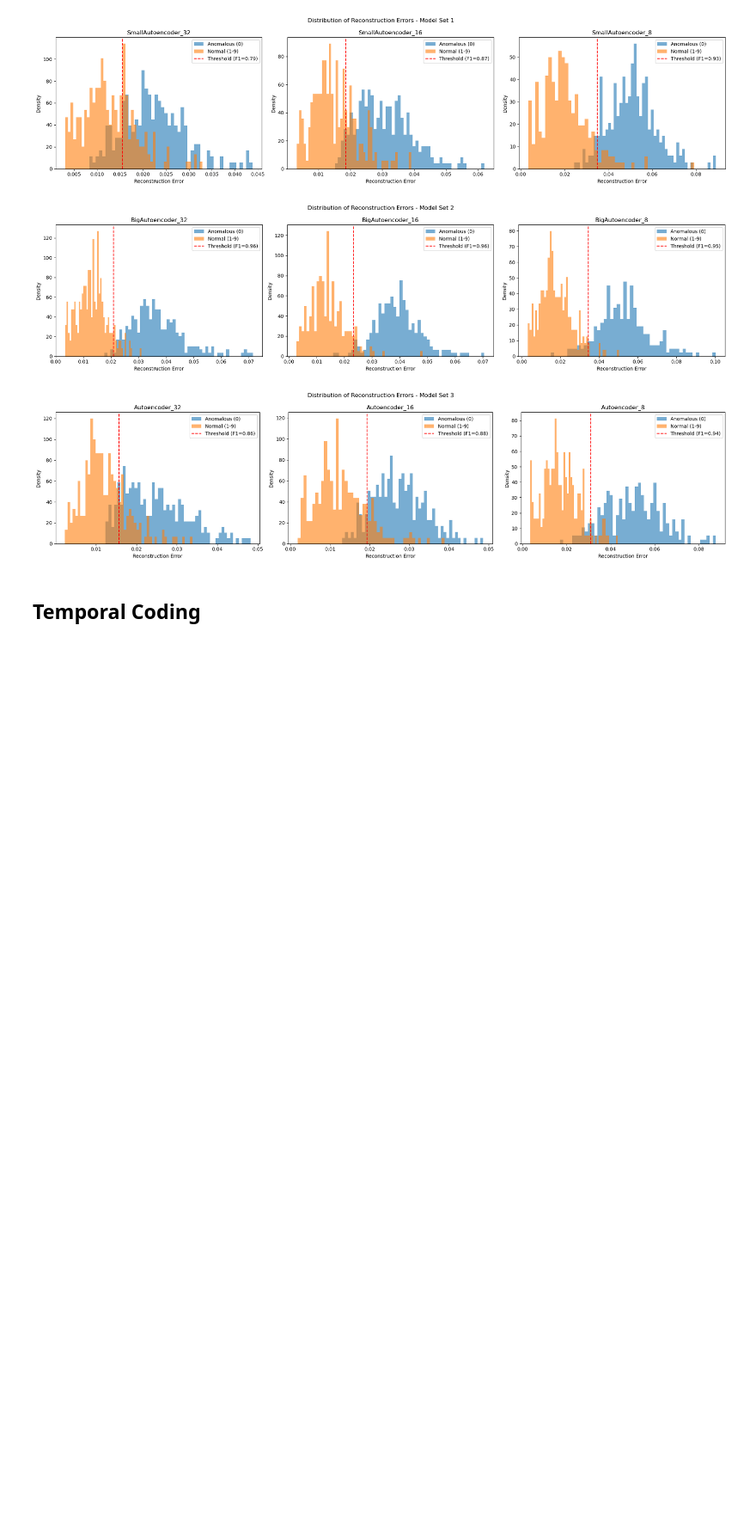
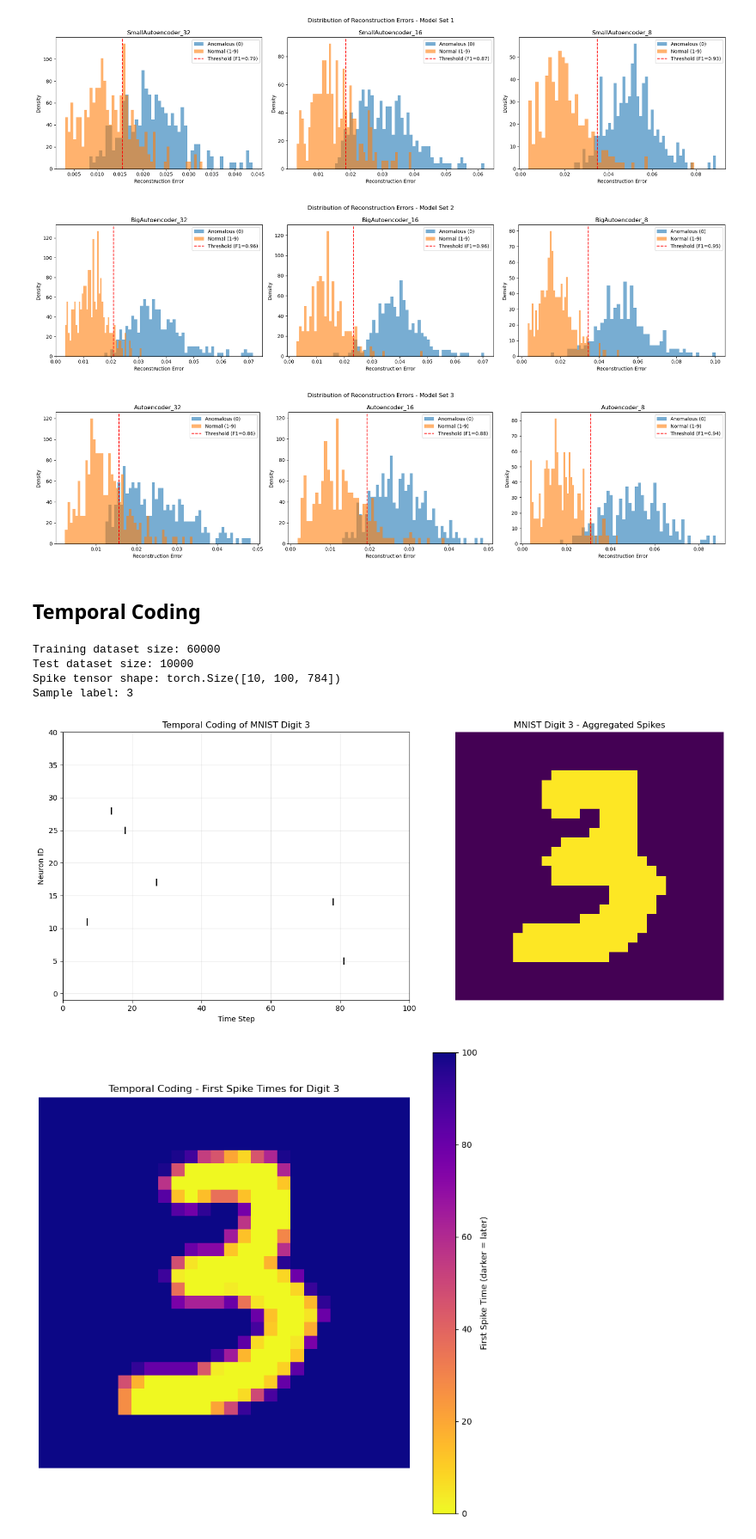
Before and after one commit to KacperPerz/snn_review, a Jupyter notebook: jupyters/mnist.ipynb, the cells around one changed output. Shown at 86% size. Drawn from its saved outputs; the diff is of its cells as text; code cells hidden in the pictures; blank space fills up the shorter version.

Commit message:
first temporal visualization

```diff
--- a/jupyters/mnist.ipynb
+++ b/jupyters/mnist.ipynb
@@ -1789,0 +1834,80 @@ for model_set_idx, model_metrics in enumerate(all_metrics):
+# %%
+# Test the temporal encoding class
+temporal_mnist_train = MNIST_Temporal("../data", train=True)
+temporal_mnist_test = MNIST_Temporal("../data", train=False)
+
+print(f"Training dataset size: {len(temporal_mnist_train)}")
+print(f"Test dataset size: {len(temporal_mnist_test)}")
+
+# Create data loaders
+temporal_train_loader = DataLoader(temporal_mnist_train, batch_size=64, shuffle=True)
+temporal_test_loader = DataLoader(temporal_mnist_test, batch_size=test_batch_size, shuffle=True)
+
+# Get a sample and visualize
+sample_spikes, sample_label = next(iter(temporal_test_loader))
+print(f"Spike tensor shape: {sample_spikes.shape}")
+print(f"Sample label: {sample_label[0]}")
+# %% [output]
+Training dataset size: 60000
+Test dataset size: 10000
+Spike tensor shape: torch.Size([10, 100, 784])
+Sample label: 3
+# %%
+# Visualize the temporal coding
+def visualize_temporal_encoding(spike_tensor, label, neuron_indices=None):
+  """Visualize temporal encoding for selected neurons"""
+  if neuron_indices is None:
+    # Choose 40 random neurons to visualize - enough to see a pattern
+    neuron_indices = torch.randint(0, 784, (40,))
+
+  # Extract the spikes for the selected neurons
+  selected_neuron_data = spike_tensor[0, :, neuron_indices].cpu().numpy()
+
+  # Create a more informative visualization
+  fig, (ax1, ax2) = plt.subplots(1, 2, figsize=(14, 6))
+
+  # Plot 1: Spike raster plot
+  for i in range(selected_neuron_data.shape[1]):
+    spike_times = np.where(selected_neuron_data[:, i] > 0)[0]
+    if len(spike_times) > 0:  # Some neurons might not spike
+      ax1.scatter(spike_times, np.ones_like(spike_times) * i, marker='|', s=100, color='black')
+
+  ax1.set_title(f"Temporal Coding of MNIST Digit {label[0].item()}")
+  ax1.set_xlabel("Time Step")
+  ax1.set_ylabel("Neuron ID")
+  ax1.set_xlim(0, 100)
+  ax1.set_ylim(-1, len(neuron_indices))
+  ax1.grid(True, alpha=0.3)
+
+  # Plot 2: 2D visualization of the digit
+  # Reshape the first image to 28x28
+  digit_image = sample_spikes[0, :, :].sum(dim=0).view(28, 28).cpu().numpy()
+  ax2.imshow(digit_image, cmap='viridis')
+  ax2.set_title(f"MNIST Digit {label[0].item()} - Aggregated Spikes")
+  ax2.axis('off')
+
+  plt.tight_layout()
+  plt.show()
+
+  # Also create a heatmap showing when each pixel spikes
+  plt.figure(figsize=(10, 10))
+
+  # Find the first spike time for each pixel (set to 100 if no spike)
+  first_spike_times = np.ones((28, 28)) * 100
+  for t in range(100):
+    spike_frame = sample_spikes[0, t, :].view(28, 28).cpu().numpy()
+    mask = (spike_frame > 0) & (first_spike_times == 100)  # Only update pixels that haven't spiked yet
+    first_spike_times[mask] = t
+
+  # Plot the first spike times
+  plt.imshow(first_spike_times, cmap='plasma_r')  # Reverse colormap so early spikes are bright
+  plt.colorbar(label='First Spike Time (darker = later)')
+  plt.title(f"Temporal Coding - First Spike Times for Digit {label[0].item()}")
+  plt.axis('off')
+  plt.show()
+
+# Visualize a sample
+visualize_temporal_encoding(sample_spikes, sample_label)
+# %% [output]
+[figure, added]
+[figure, added]
```
Also changed, not shown: parts of 3 cells of this notebook.
